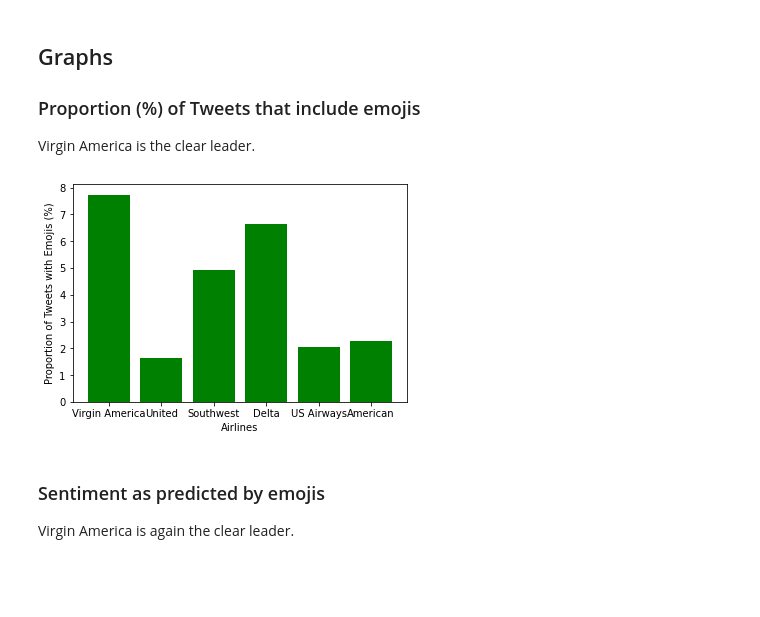
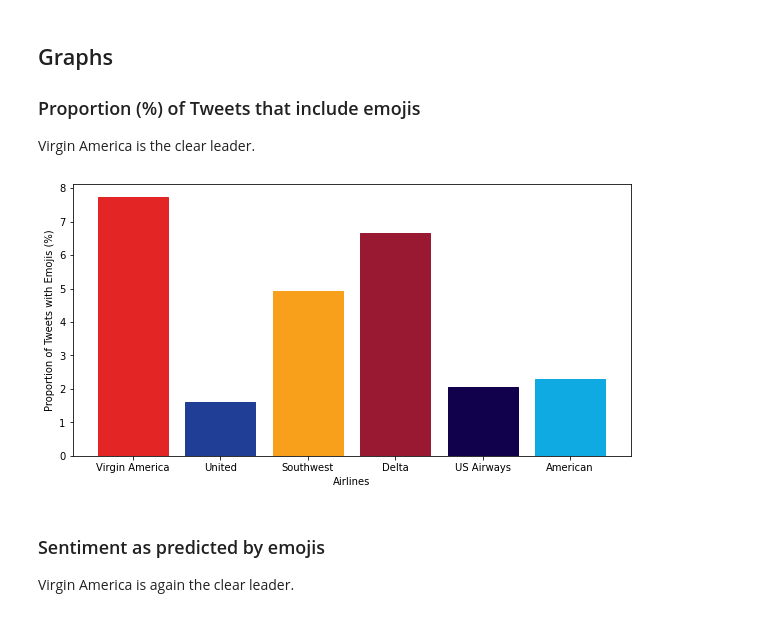
Before and after one commit to mulac/TDA-SentimentAnalysis, a Jupyter notebook: emoji_analysis.ipynb, the cells around one changed output. Cells and saved outputs as stored; diff of their text form; code cells hidden in the pictures; blank space fills up the shorter version.

```diff
--- a/emoji_analysis.ipynb
+++ b/emoji_analysis.ipynb
@@ -111,13 +111,23 @@ df
 <p><h2>Graphs</h2><h3>Proportion (%) of Tweets that include emojis</h3> Virgin America is the clear leader.</p>
 # %%
 #df = df.sort_values(by=['proportion of tweets with emojis'])
-plt.bar(list(airlines.keys()), proportion, color='green')
+fig, ax = plt.subplots(figsize=(10, 5))
+props = ax.bar(list(airlines.keys()), proportion)
+plt.setp(ax.get_xticklabels(), fontsize=10, rotation='horizontal')
+
 plt.xlabel('Airlines')
 plt.ylabel("Proportion of Tweets with Emojis (%)")
+props[0].set_color('#E32525')
+props[1].set_color('#213E96')
+props[2].set_color('#F8A01B')
+props[3].set_color('#991932')
+props[4].set_color('#11004C')
+props[5].set_color('#0FAAE2')
 plt.show()
+fig.savefig('proportion.png')
 #proportion_ax = df.plot.bar(x='Airline', y='proportion of tweets with emojis')
 # %% [output]
-[figure, old version]
+[figure, new version]
 # %% [markdown]
 <p><h3>Sentiment as predicted by emojis</h3>Virgin America is again the clear leader.</p>
 # %%
```
Also changed, not shown: 2 other files.
